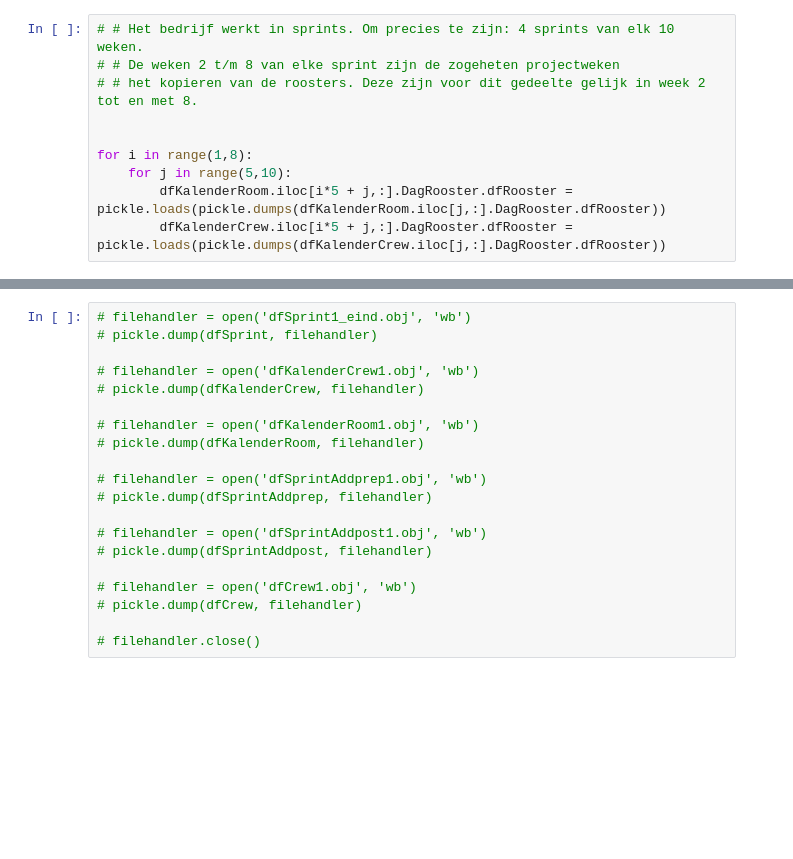
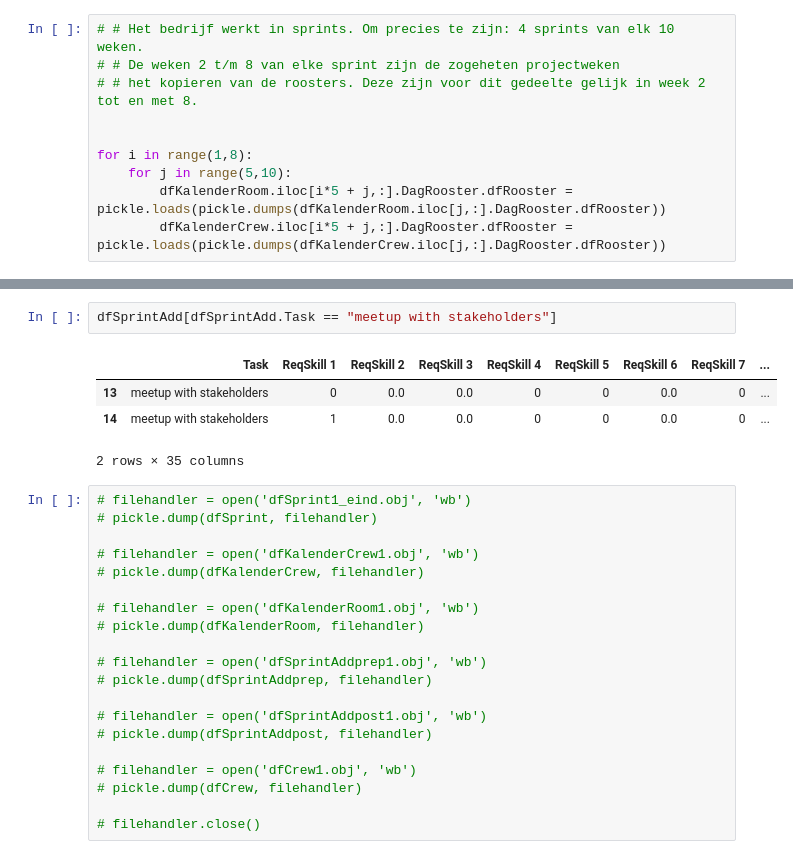
Before and after one commit to Robbertvld/Modelleren, a Jupyter notebook: Verslag.ipynb, the cells around one changed output, grey strips where cells are left out. Saved outputs shown, nothing was run; the diff lists cells and outputs as text; blank space fills up the shorter version.

```diff
--- a/Verslag.ipynb
+++ b/Verslag.ipynb
@@ -753,3 +1062,10 @@ while (halveuren < (task.Duration*2)): # duration aanpassen met deviatie
+# %%
+dfSprintAdd[dfSprintAdd.Task == "meetup with stakeholders"]
+# %% [output]
+|  | Task | ReqSkill 1 | ReqSkill 2 | ReqSkill 3 | ReqSkill 4 | ReqSkill 5 | ReqSkill 6 | ReqSkill 7 | ... |
+| 13 | meetup with stakeholders | 0 | 0.0 | 0.0 | 0 | 0 | 0.0 | 0 | ... |
+| 14 | meetup with stakeholders | 1 | 0.0 | 0.0 | 0 | 0 | 0.0 | 0 | ... |
+2 rows × 35 columns
 # %%
 # filehandler = open('dfSprint1_eind.obj', 'wb')
 # pickle.dump(dfSprint, filehandler)
```
Also changed, not shown: parts of 22 cells of this notebook, 9 other files.
